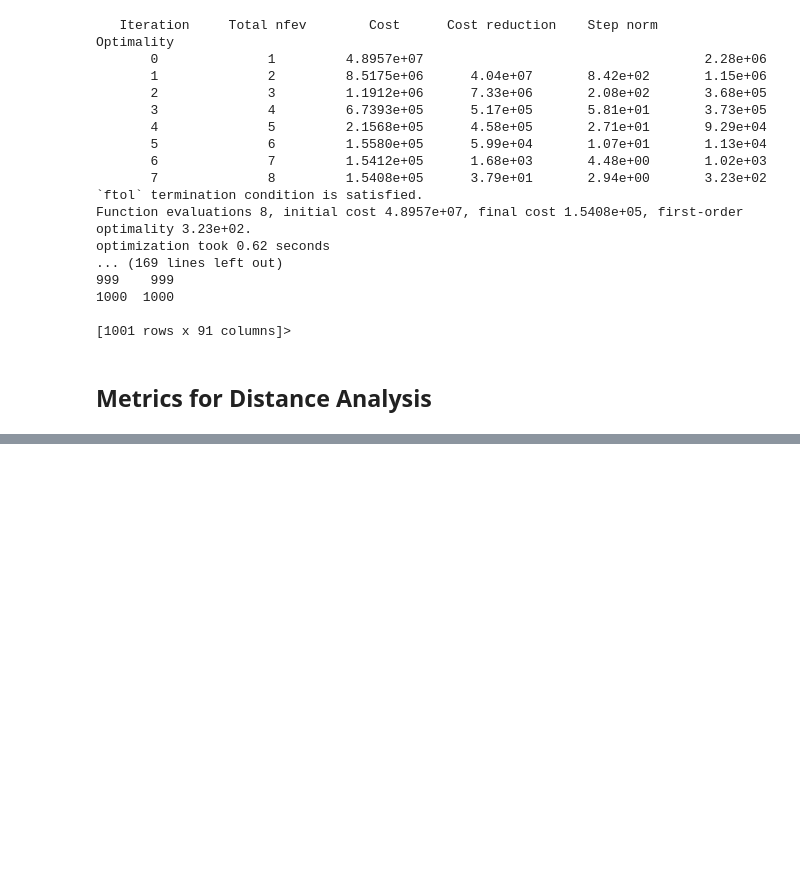
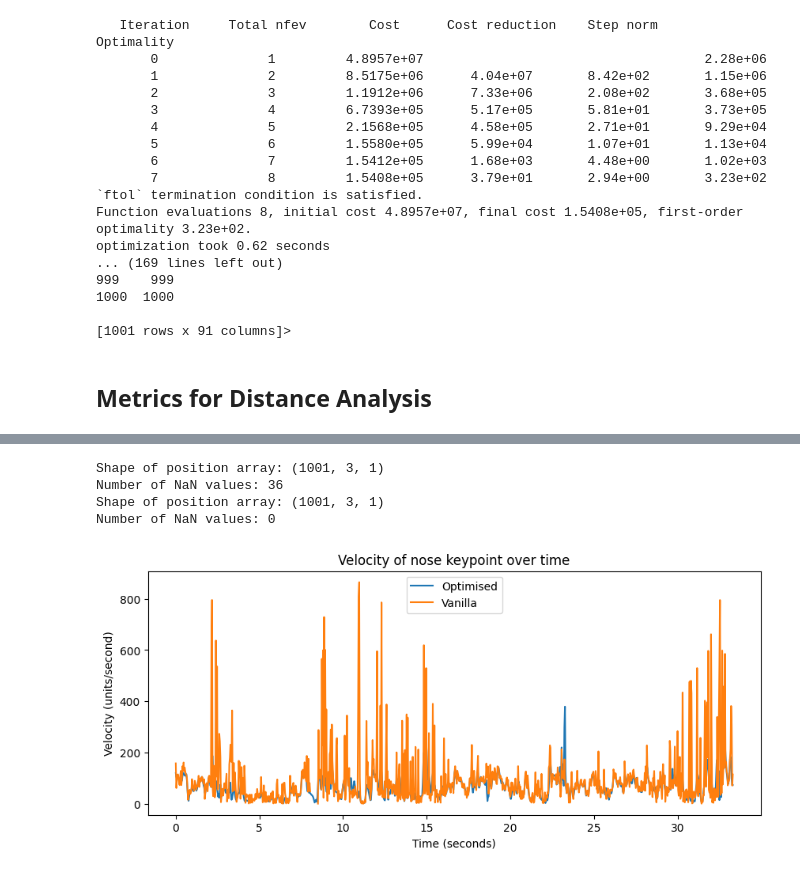
Before and after one commit to iurillilab/3d-setup, a Jupyter notebook: notebooks/filtering.ipynb, the cells around one changed output, grey strips where cells are left out. Saved outputs shown, nothing was run; the diff lists cells and outputs as text; code cells hidden in the pictures; blank space fills up the shorter version.

```diff
--- a/notebooks/filtering.ipynb
+++ b/notebooks/filtering.ipynb
@@ -457,0 +424,70 @@ coefficient_of_variation: 0.36
+# %%
+def analyze_keypoint_movement(ds, keypoint, fps=30, verbose=True):
+    """
+    Calculate movement (displacement) of a single keypoint in seconds
+
+    Parameters:
+    -----------
+    ds : xarray.Dataset
+        Dataset containing position data
+    keypoint : str
+        Name of the keypoint to analyze
+    fps : float
+        Frames per second of the recording (default: 30)
+    verbose : bool
+        Whether to print additional information
+
+    Returns:
+    --------
+    displacements : numpy.ndarray
+        Array of displacements in units/second
+    stats : dict
+        Dictionary containing movement statistics
+    """
+    # Extract 3D positions for the keypoint
+    positions = ds.position.sel(keypoints=keypoint).values
+
+    if verbose:
+        print(f"Shape of position array: {positions.shape}")
+        print(f"Number of NaN values: {np.isnan(positions).sum()}")
+
+    # Calculate displacement between consecutive frames
+    frame_displacements = np.sqrt(np.sum((positions[1:] - positions[:-1])**2, axis=1))
+
+    # Convert to units/second
+    displacements = frame_displacements * fps
+
+    # Calculate statistics
+    stats = {
+        'mean_velocity': np.nanmean(displacements),  # units/second
+        'std_velocity': np.nanstd(displacements),
+        'min_velocity': np.nanmin(displacements),
+        'max_velocity': np.nanmax(displacements),
+        'total_distance': np.nansum(frame_displacements),  # total distance in units
+        'duration_seconds': len(frame_displacements) / fps,  # total time in seconds
+        'average_speed': np.nansum(frame_displacements) / (len(frame_displacements) / fps),  # units/second
+        'valid_frames': np.sum(~np.isnan(displacements)),
+        'total_frames': len(displacements)
+    }
+
+    return displacements, stats
+
+# Example usage:
+vanilla_velocities, vanilla_stats = analyze_keypoint_movement(mcc_triangulated_ds, 'nose', fps=30)
+optimized_velocities, optimized_stats = analyze_keypoint_movement(anipose_triangulated_ds_optim, 'nose', fps=30)
+
+# Plot comparison
+plt.figure(figsize=(10, 4))
+plt.plot(np.arange(len(optimized_velocities))/30, optimized_velocities, label='Optimised')
+plt.plot(np.arange(len(vanilla_velocities))/30, vanilla_velocities, label='Vanilla')
+plt.title('Velocity of nose keypoint over time')
+plt.legend()
+plt.xlabel('Time (seconds)')
+plt.ylabel('Velocity (units/second)')
+plt.show()
+# %% [output]
+Shape of position array: (1001, 3, 1)
+Number of NaN values: 36
+Shape of position array: (1001, 3, 1)
+Number of NaN values: 0
+[figure, added]
```
Also changed, not shown: parts of 9 cells of this notebook, 2 other files.
